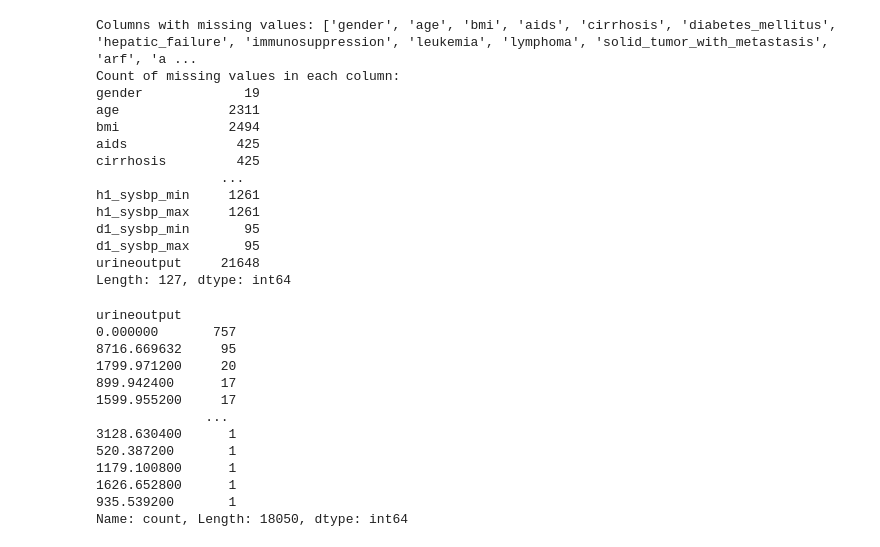
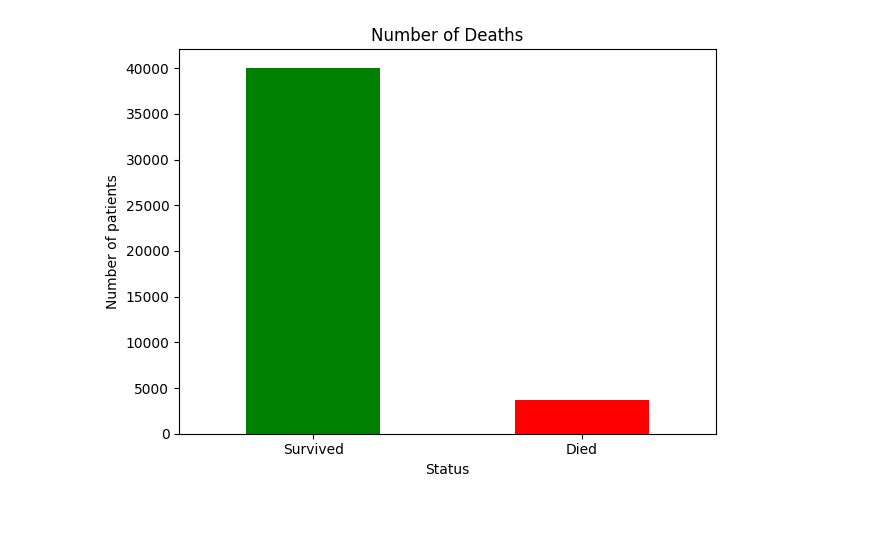
Before and after one commit to UltiPro/DeathRiskAI, a Jupyter notebook: DeathRiskAI/data/1_silver/visualize.ipynb, the cells around one changed output. Saved outputs shown, nothing was run; the diff lists cells and outputs as text; code cells hidden in the pictures; blank space fills up the shorter version.

Commit message:
Data Visualization Done

```diff
--- a/DeathRiskAI/data/1_silver/visualize.ipynb
+++ b/DeathRiskAI/data/1_silver/visualize.ipynb
@@ -9,42 +9,15 @@ df.shape
-# %%
-# Columns with missing values
-missing_columns = df.columns[df.isnull().any()].tolist()
-print("Columns with missing values:", missing_columns)
-
-# Count of missing values in each column
-missing_counts = df[missing_columns].isnull().sum()
-print("Count of missing values in each column:")
-print(missing_counts)
-# %% [output]
-Columns with missing values: ['gender', 'age', 'bmi', 'aids', 'cirrhosis', 'diabetes_mellitus', 'hepatic_failure', 'immunosuppression', 'leukemia', 'lymphoma', 'solid_tumor_with_metastasis', 'arf', 'a ...
-Count of missing values in each column:
-gender             19
-age              2311
-bmi              2494
-aids              425
-cirrhosis         425
-                ...
-h1_sysbp_min     1261
-h1_sysbp_max     1261
-d1_sysbp_min       95
-d1_sysbp_max       95
-urineoutput     21648
-Length: 127, dtype: int64
 # %%
-col = "urineoutput"
+# Counting the number of deaths
+# 0 = survived, 1 = died
+gender_counts = df["death"].value_counts()
 
-print(df[col].value_counts())
+# Plotting
+gender_counts.plot(kind="bar", color=["green", "red"])
+plt.title("Number of Deaths")
+plt.xlabel("Status")
+plt.ylabel("Number of patients")
+plt.xticks(ticks=[0, 1], labels=["Survived", "Died"], rotation=0)
+plt.tight_layout()
+plt.show()
 # %% [output]
-urineoutput
-0.000000       757
-8716.669632     95
-1799.971200     20
-899.942400      17
-1599.955200     17
-              ...
-3128.630400      1
-520.387200       1
-1179.100800      1
-1626.652800      1
-935.539200       1
-Name: count, Length: 18050, dtype: int64
+[figure, added]
```
Also changed, not shown: parts of 6 cells of this notebook, 2 other files.
